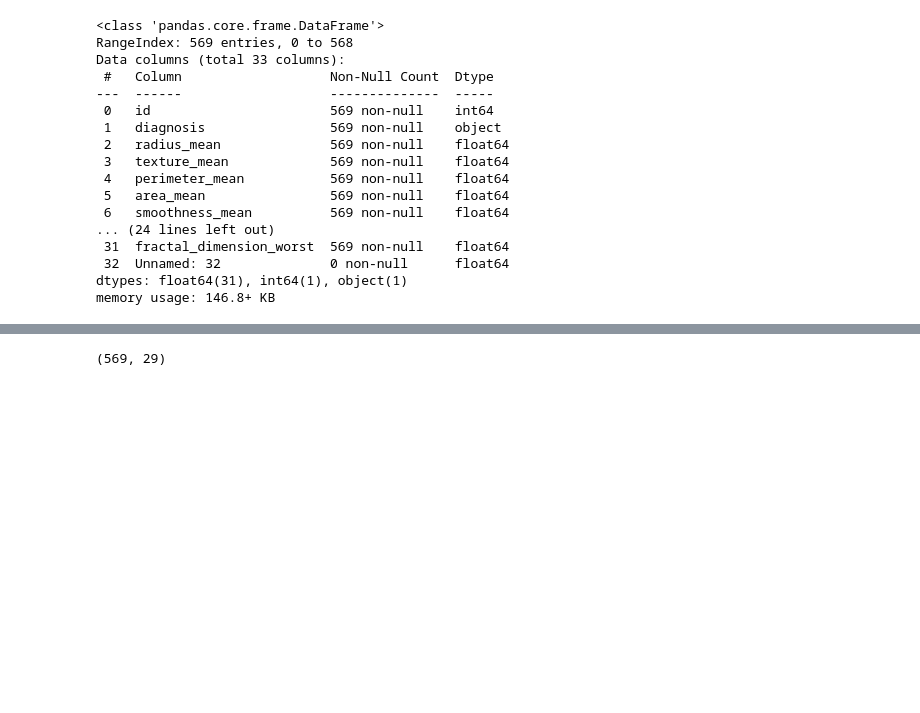
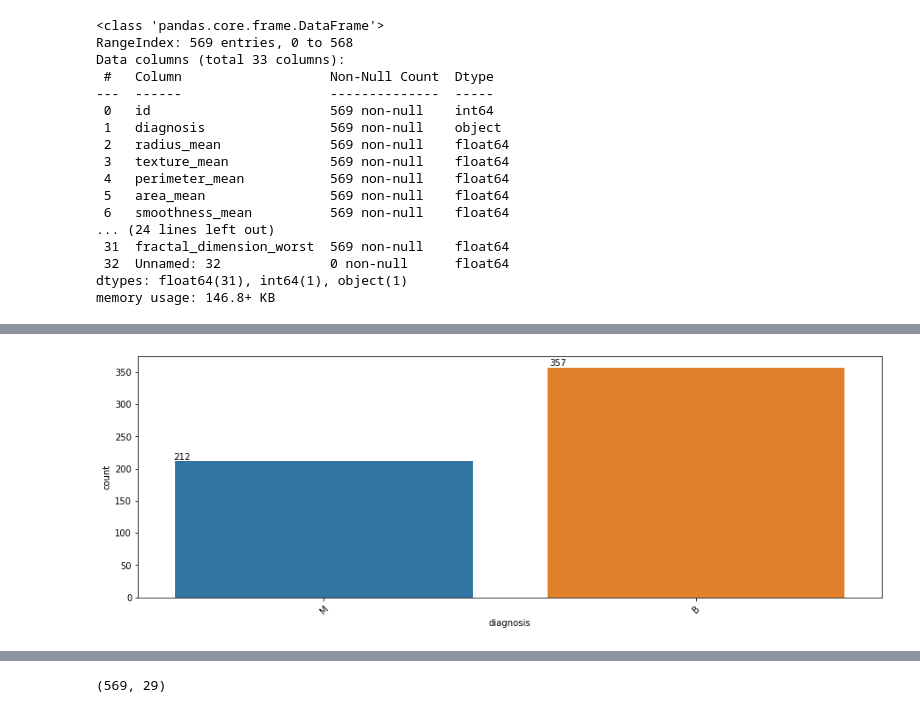
Before and after one commit to hhidayatinc/Machine_Learning, a Jupyter notebook: js09_2_bagging.ipynb, the cells around one changed output, grey strips where cells are left out. Drawn from its saved outputs; the diff is of its cells as text; code cells hidden in the pictures; blank space fills up the shorter version.

```diff
--- a/js09_2_bagging.ipynb
+++ b/js09_2_bagging.ipynb
@@ -214,0 +231,9 @@ memory usage: 146.8+ KB
+# %%
+plt.figure(figsize = (15,5))
+ax= sns.countplot(data['diagnosis'])
+for p in ax.patches:
+    ax.annotate(str(p.get_height()), (p.get_x() * 1.01 , p.get_height() * 1.01))
+plt.xticks(rotation = 45)
+plt.show()
+# %% [output]
+[figure, added]
```
Also changed, not shown: parts of 6 cells of this notebook.
